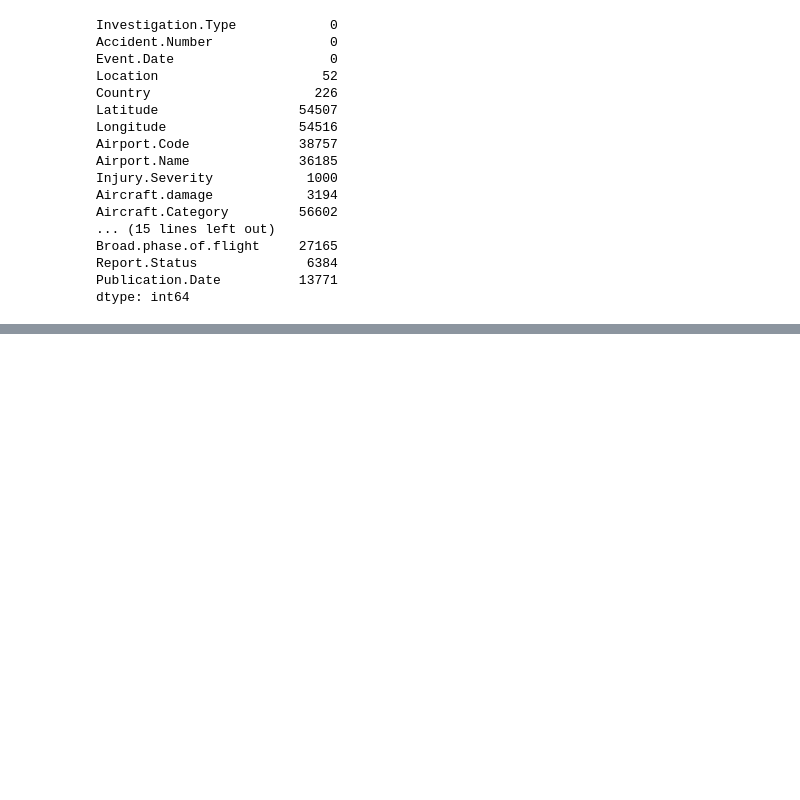
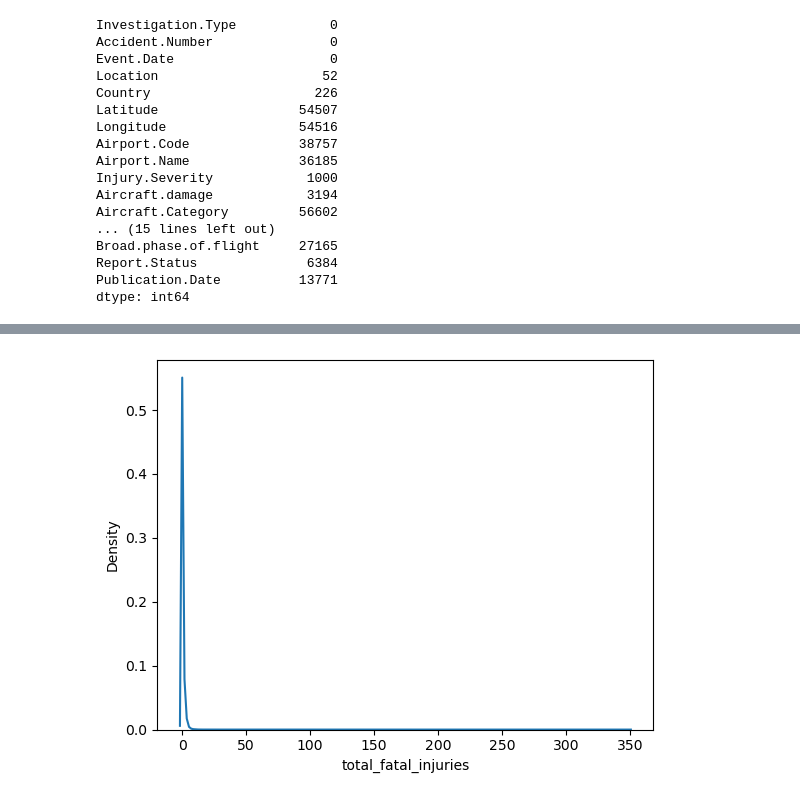
Before and after one commit to StacyMogeni/phase1_project, a Jupyter notebook: Untitled.ipynb, the cells around one changed output, grey strips where cells are left out. Saved outputs shown, nothing was run; the diff lists cells and outputs as text; code cells hidden in the pictures; blank space fills up the shorter version.

```diff
--- a/Untitled.ipynb
+++ b/Untitled.ipynb
@@ -158,0 +457,5 @@ sns.kdeplot(df["Total.Fatal.Injuries"])
+# %%
+#Filling the missing values in "number_of_engines" column with median
+median_engines = df1["number_of_engines"].median()
+df1["number_of_engines"].fillna(median_engines, inplace=True)
+df1.isna().sum()
@@ -158,0 +480,6 @@ sns.kdeplot(df["Total.Fatal.Injuries"])
+# %%
+#Checking for the skewness of the "total_fatal_injuries" column
+sns.kdeplot(df1["total_fatal_injuries"])
+plt.show()
+# %% [output]
+[figure, added]
```
Also changed, not shown: parts of 48 cells of this notebook.
